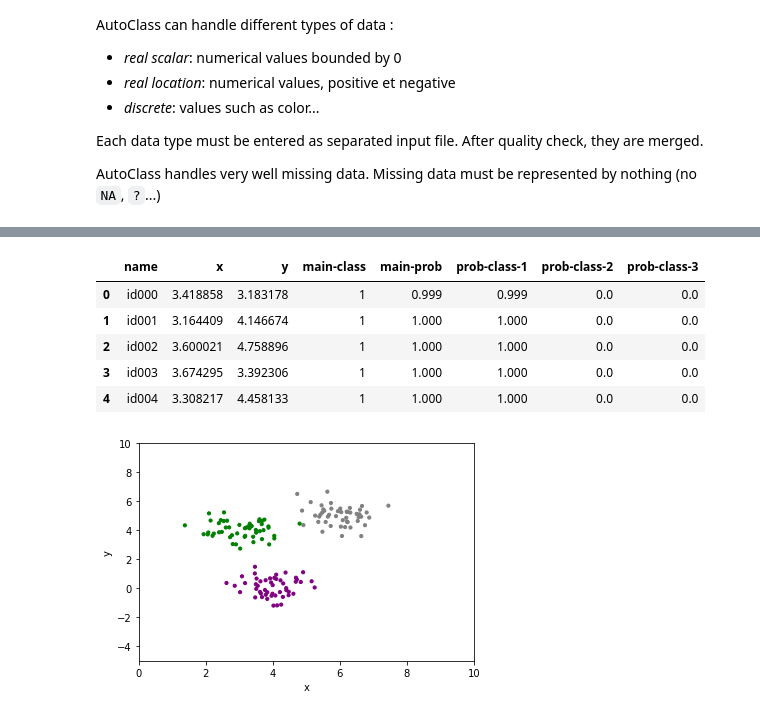
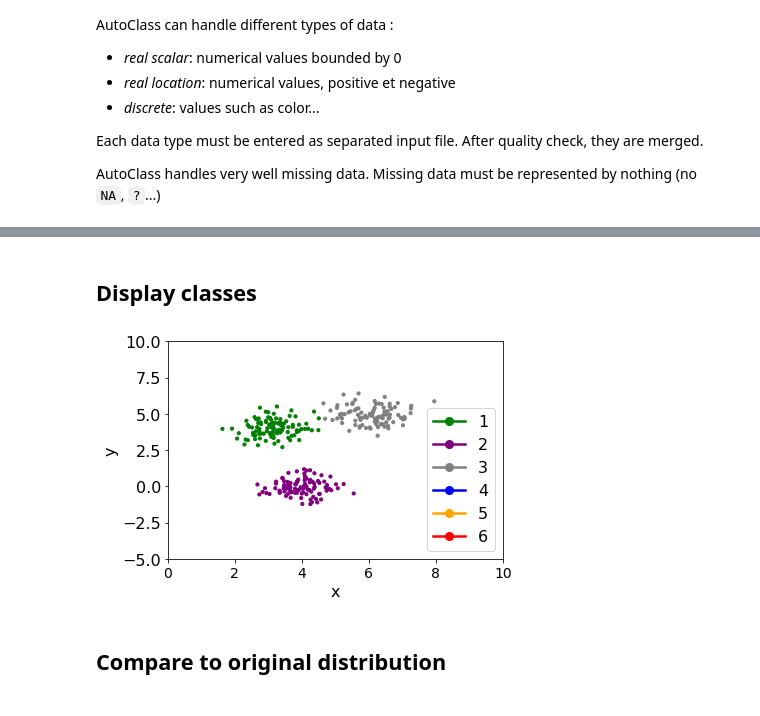
Before and after one commit to pierrepo/autoclasswrapper, a Jupyter notebook: doc/source/notebooks/demo.ipynb, the cells around one changed output, grey strips where cells are left out. Saved outputs shown, nothing was run; the diff lists cells and outputs as text; code cells hidden in the pictures.

```diff
--- a/doc/source/notebooks/demo.ipynb
+++ b/doc/source/notebooks/demo.ipynb
@@ -175,2 +200,3 @@ results.wrap_outputs()
 # %%
-df_res = pd.read_csv("clust_out.tsv", sep="\t")
+df_res = pd.read_csv("autoclass_out.tsv", sep="\t")
+df_res.head()
@@ -177,25 +210,26 @@ df_res = pd.read_csv("clust_out.tsv", sep="\t")
-# %%
-df_res.head()
-# %% [output]
-|  | name | x | y | main-class | main-prob | prob-class-1 | prob-class-2 | prob-class-3 |
-| 0 | id000 | 3.418858 | 3.183178 | 1 | 0.999 | 0.999 | 0.0 | 0.0 |
-| 1 | id001 | 3.164409 | 4.146674 | 1 | 1.000 | 1.000 | 0.0 | 0.0 |
-| 2 | id002 | 3.600021 | 4.758896 | 1 | 1.000 | 1.000 | 0.0 | 0.0 |
-| 3 | id003 | 3.674295 | 3.392306 | 1 | 1.000 | 1.000 | 0.0 | 0.0 |
-| 4 | id004 | 3.308217 | 4.458133 | 1 | 1.000 | 1.000 | 0.0 | 0.0 |
-# %%
-df_res["main-class"] = (df_res["main-class"]
-                        .replace(1, "green")
-                        .replace(2, "purple")
-                        .replace(3, "gray"))
+# %%
+class_to_color = {1: "green",
+                  2: "purple",
+                  3: "gray",
+                  4: "blue",
+                  5: "orange",
+                  6: "red"}
+df_res["main-class"] = df_res["main-class"].replace(class_to_color)
+# %% [markdown]
+## Display classes
 # %%
 plt.scatter(df_res["x"], df_res["y"], color=df_res["main-class"], s=10)
 plt.xlabel("x")
 plt.ylabel("y")
 plt.xlim(0, 10)
+legend_elements = [Line2D([0], [0], marker='o', color=value, label=str(key), markersize=8)
+                   for key, value in class_to_color.items()]
+plt.legend(handles=legend_elements)
 plt.ylim(-5, 10);
 # %% [output]
-[figure, old version]
+[figure, new version]
+# %% [markdown]
+## Compare to original distribution
 # %%
 plt.scatter(df["x"], df["y"], color=df["color"], s=10)
 plt.xlabel("x")
```
Also changed, not shown: parts of 15 cells of this notebook, 2 other files.
